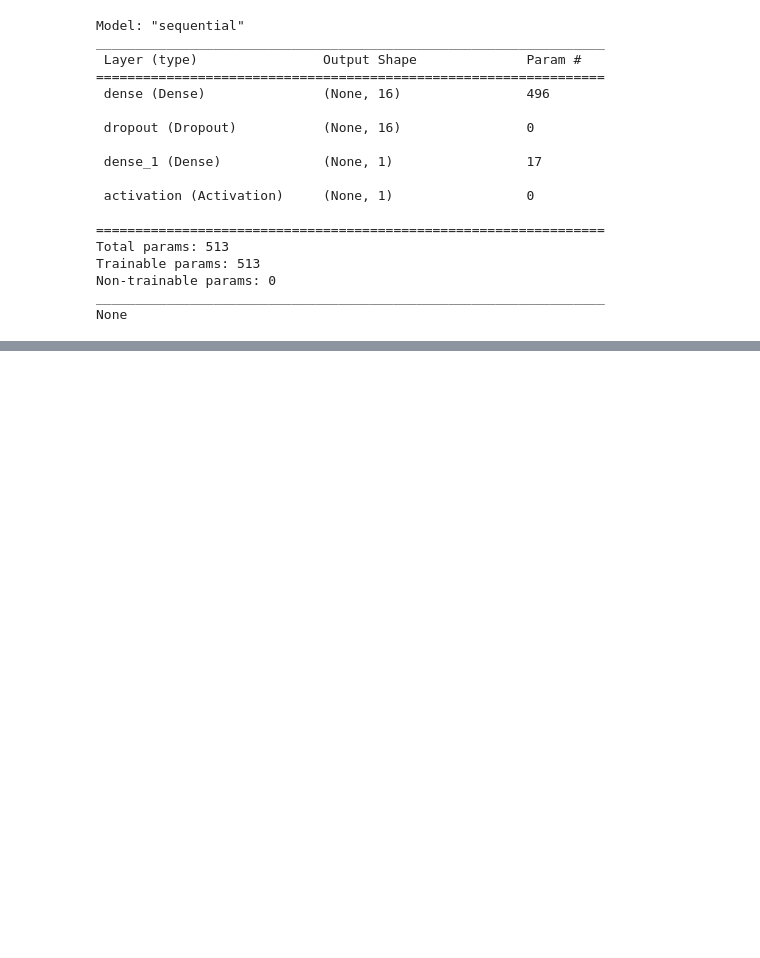
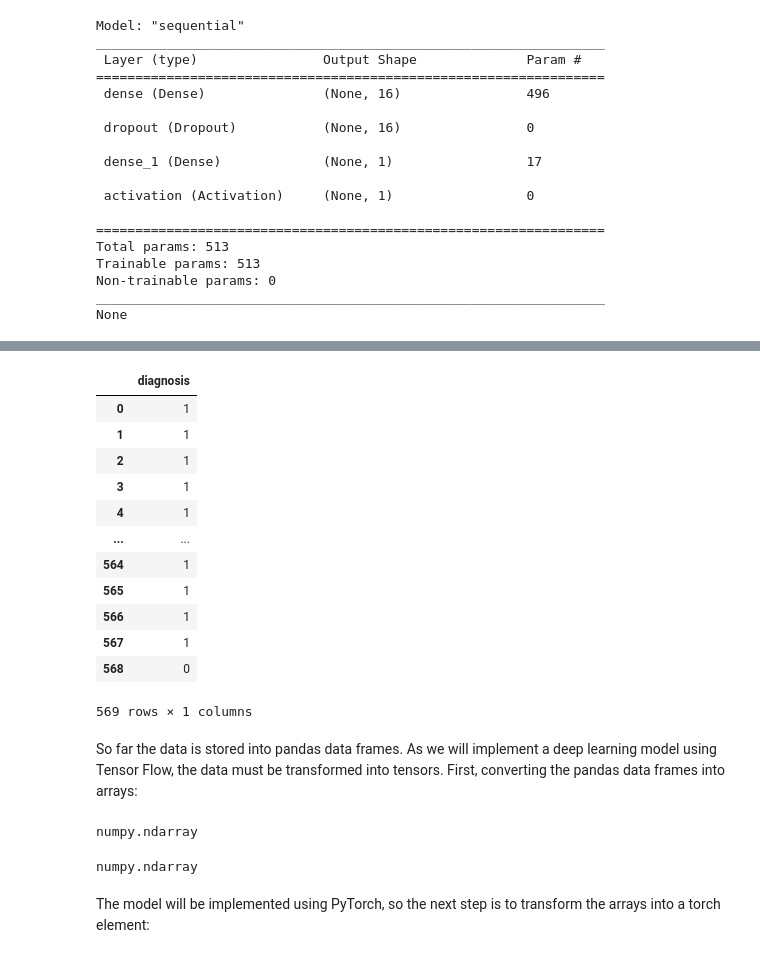
Before and after one commit to hajarbouchane/breast_cancer_classifier, a Jupyter notebook: breast_cancer.ipynb, the cells around one changed output, grey strips where cells are left out. Saved outputs shown, nothing was run; the diff lists cells and outputs as text; code cells hidden in the pictures; blank space fills up the shorter version.

Commit message:
add deep learning model

```diff
--- a/breast_cancer.ipynb
+++ b/breast_cancer.ipynb
@@ -455,0 +518,17 @@ sns.heatmap(cm, annot=True)
+# %%
+labels = df.iloc[:, 0:1]
+labels
+# %% [output]
+|  | diagnosis |
+| 0 | 1 |
+| 1 | 1 |
+| 2 | 1 |
+| 3 | 1 |
+| 4 | 1 |
+| ... | ... |
+| 564 | 1 |
+| 565 | 1 |
+| 566 | 1 |
+| 567 | 1 |
+| 568 | 0 |
+569 rows × 1 columns
@@ -455,0 +537,12 @@ sns.heatmap(cm, annot=True)
+# %% [markdown]
+So far the data is stored into pandas data frames. As we will implement a deep learning model using Tensor Flow, the data must be transformed into tensors. First, converting the pandas data frames into arrays:
+# %%
+type(np.array(predictors_train))
+# %% [output]
+numpy.ndarray
+# %%
+type(np.array(labels_train))
+# %% [output]
+numpy.ndarray
+# %% [markdown]
+The model will be implemented using PyTorch, so the next step is to transform the arrays into a torch element:
```
Also changed, not shown: parts of 34 cells of this notebook.
